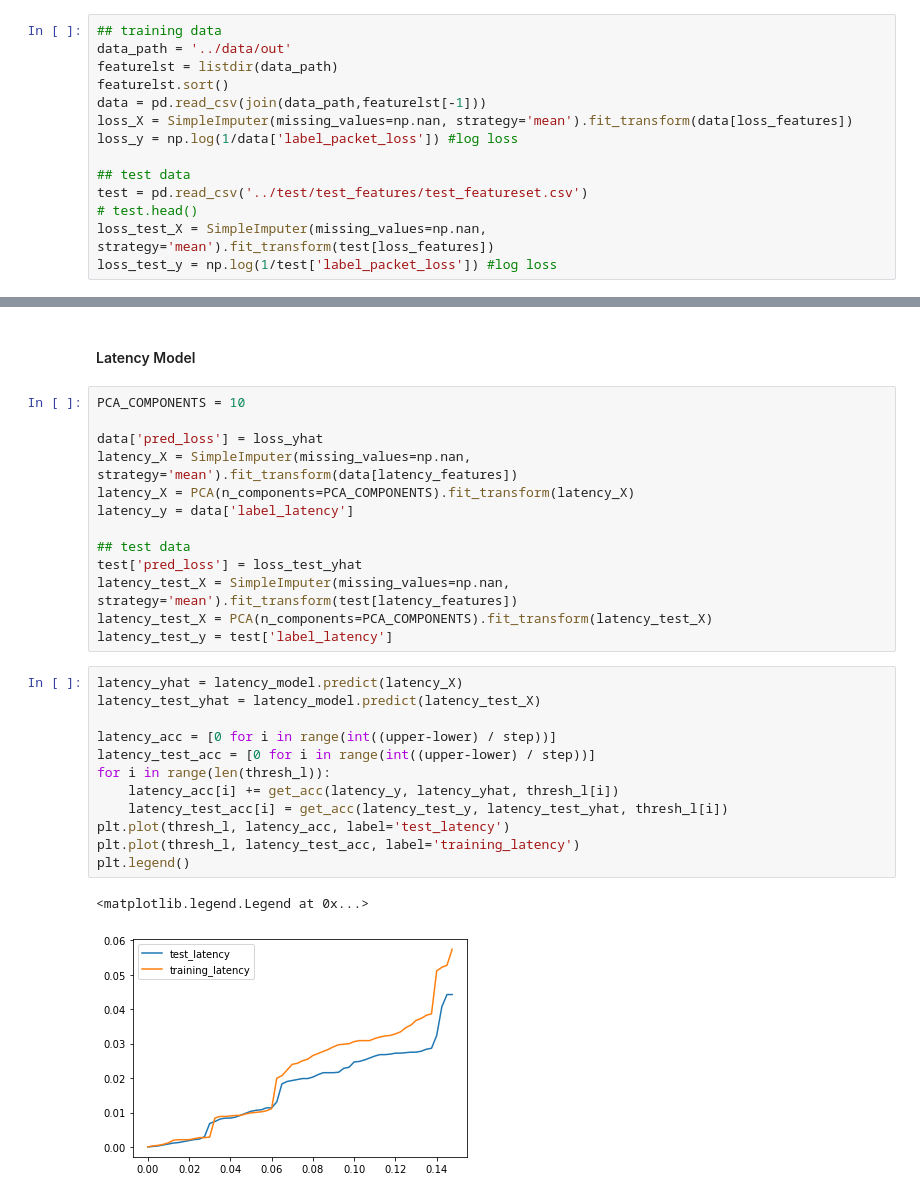
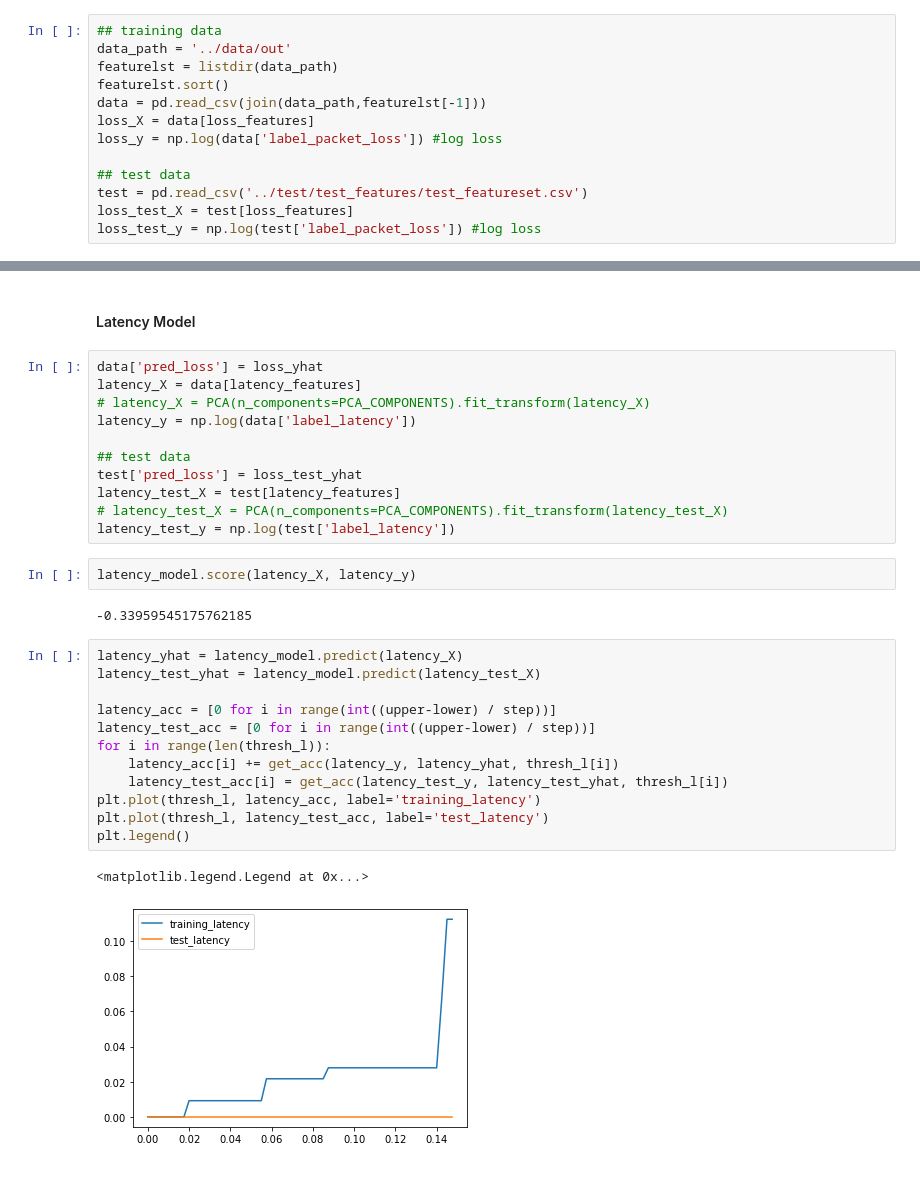
Before and after one commit to Ben243/DSC180A_Q1, a Jupyter notebook: notebooks/report.ipynb, the cells around one changed output, grey strips where cells are left out. Saved outputs shown, nothing was run; the diff lists cells and outputs as text.

Commit message:
model target: loss working, latency not

```diff
--- a/notebooks/report.ipynb
+++ b/notebooks/report.ipynb
@@ -106,14 +99,13 @@ data_path = '../data/out'
 featurelst = listdir(data_path)
 featurelst.sort()
 data = pd.read_csv(join(data_path,featurelst[-1]))
-loss_X = SimpleImputer(missing_values=np.nan, strategy='mean').fit_transform(data[loss_features])
-loss_y = np.log(1/data['label_packet_loss']) #log loss
+loss_X = data[loss_features]
+loss_y = np.log(data['label_packet_loss']) #log loss
 
 ## test data
 test = pd.read_csv('../test/test_features/test_featureset.csv')
-# test.head()
-loss_test_X = SimpleImputer(missing_values=np.nan, strategy='mean').fit_transform(test[loss_features])
-loss_test_y = np.log(1/test['label_packet_loss']) #log loss
+loss_test_X = test[loss_features]
+loss_test_y = np.log(test['label_packet_loss']) #log loss
 # %% [markdown]
 ### The final model:
 # %% [markdown]
@@ -157,30 +153,32 @@ plt.legend()
 # %% [markdown]
 #### Latency Model
 # %%
-PCA_COMPONENTS = 10
-
 data['pred_loss'] = loss_yhat
-latency_X = SimpleImputer(missing_values=np.nan, strategy='mean').fit_transform(data[latency_features])
-latency_X = PCA(n_components=PCA_COMPONENTS).fit_transform(latency_X)
-latency_y = data['label_latency']
+latency_X = data[latency_features]
+# latency_X = PCA(n_components=PCA_COMPONENTS).fit_transform(latency_X)
+latency_y = np.log(data['label_latency'])
 
 ## test data
 test['pred_loss'] = loss_test_yhat
-latency_test_X = SimpleImputer(missing_values=np.nan, strategy='mean').fit_transform(test[latency_features])
-latency_test_X = PCA(n_components=PCA_COMPONENTS).fit_transform(latency_test_X)
-latency_test_y = test['label_latency']
+latency_test_X = test[latency_features]
+# latency_test_X = PCA(n_components=PCA_COMPONENTS).fit_transform(latency_test_X)
+latency_test_y = np.log(test['label_latency'])
+# %%
+latency_model.score(latency_X, latency_y)
+# %% [output]
+-0.33959545175762185
 # %%
 latency_yhat = latency_model.predict(latency_X)
 latency_test_yhat = latency_model.predict(latency_test_X)
 
 latency_acc = [0 for i in range(int((upper-lower) / step))]
 latency_test_acc = [0 for i in range(int((upper-lower) / step))]
 for i in range(len(thresh_l)):
     latency_acc[i] += get_acc(latency_y, latency_yhat, thresh_l[i])
     latency_test_acc[i] = get_acc(latency_test_y, latency_test_yhat, thresh_l[i])
-plt.plot(thresh_l, latency_acc, label='test_latency')
-plt.plot(thresh_l, latency_test_acc, label='training_latency')
+plt.plot(thresh_l, latency_acc, label='training_latency')
+plt.plot(thresh_l, latency_test_acc, label='test_latency')
 plt.legend()
 # %% [output]
 <matplotlib.legend.Legend at 0x...>
-[figure, old version]
+[figure, new version]
```
Also changed, not shown: parts of 8 cells of this notebook, 7 other files.
